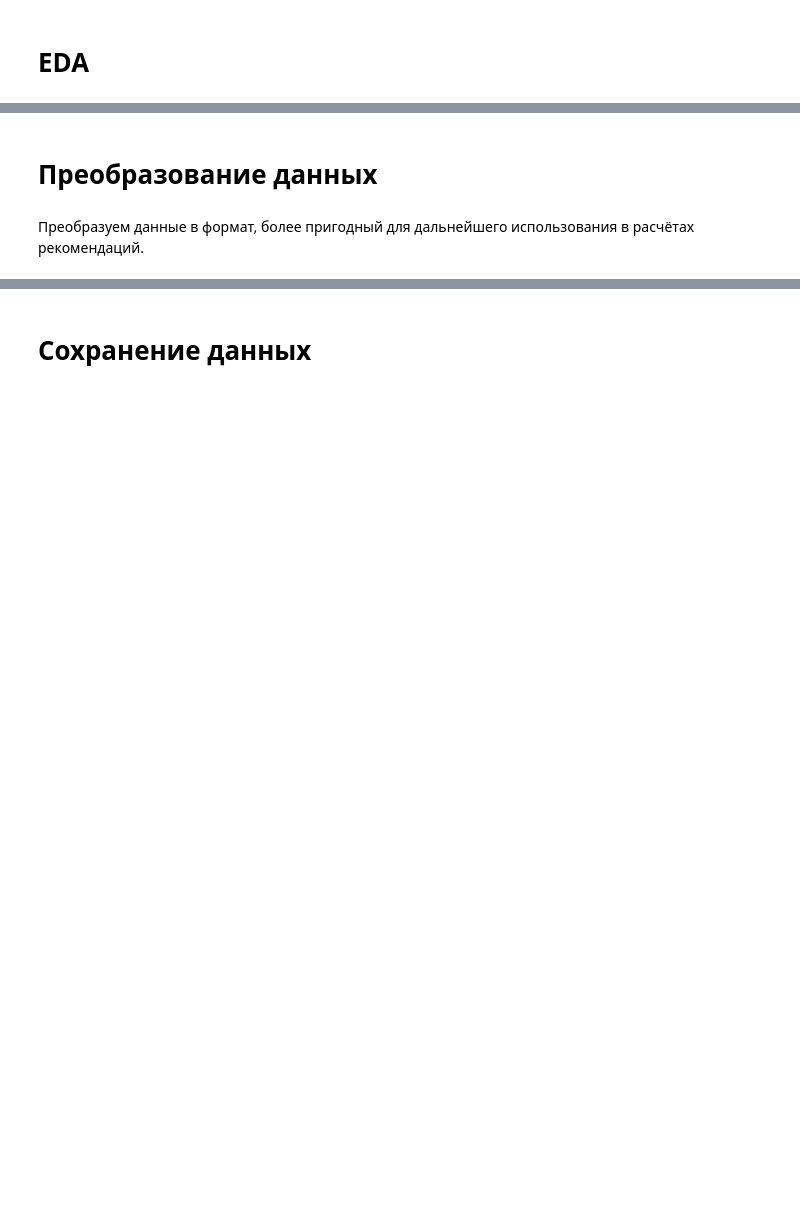
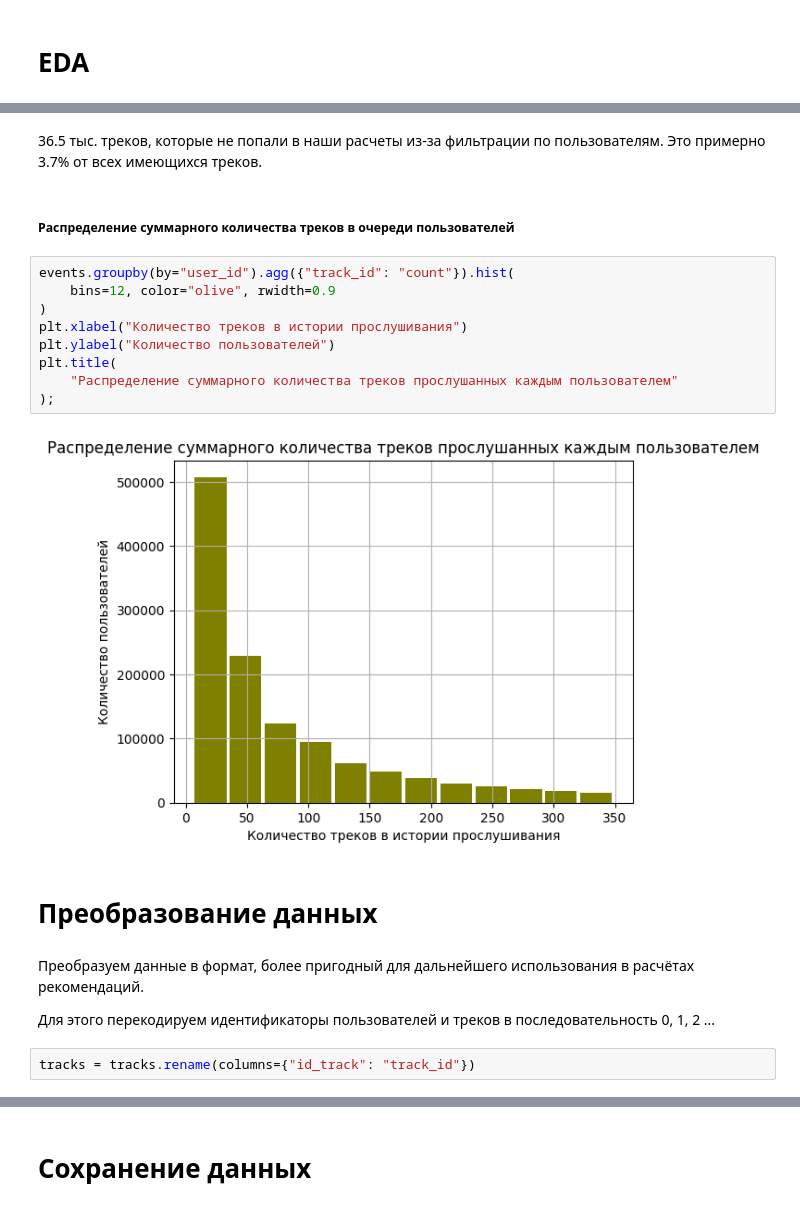
Before and after one commit to yandex-praktikum/mle-project-sprint-4-v001, a Jupyter notebook: recommendations.ipynb, the cells around one changed output, grey strips where cells are left out. Cells and saved outputs as stored; diff of their text form; blank space fills up the shorter version.

```diff
--- a/recommendations.ipynb
+++ b/recommendations.ipynb
@@ -36,4 +416,23 @@
+# %% [markdown]
+36.5 тыс. треков, которые не попали в наши расчеты из-за фильтрации по пользователям. Это примерно 3.7% от всех имеющихся треков.
+# %% [markdown]
+##### Распределение суммарного количества треков в очереди пользователей
+# %%
+events.groupby(by="user_id").agg({"track_id": "count"}).hist(
+    bins=12, color="olive", rwidth=0.9
+)
+plt.xlabel("Количество треков в истории прослушивания")
+plt.ylabel("Количество пользователей")
+plt.title(
+    "Распределение суммарного количества треков прослушанных каждым пользователем"
+);
+# %% [output]
+[figure, added]
 # %% [markdown]
 # Преобразование данных
 # %% [markdown]
 Преобразуем данные в формат, более пригодный для дальнейшего использования в расчётах рекомендаций.
+
+Для этого перекодируем идентификаторы пользователей и треков в последовательность 0, 1, 2 ...
+# %%
+tracks = tracks.rename(columns={"id_track": "track_id"})
```
Also changed, not shown: parts of 190 cells of this notebook.
